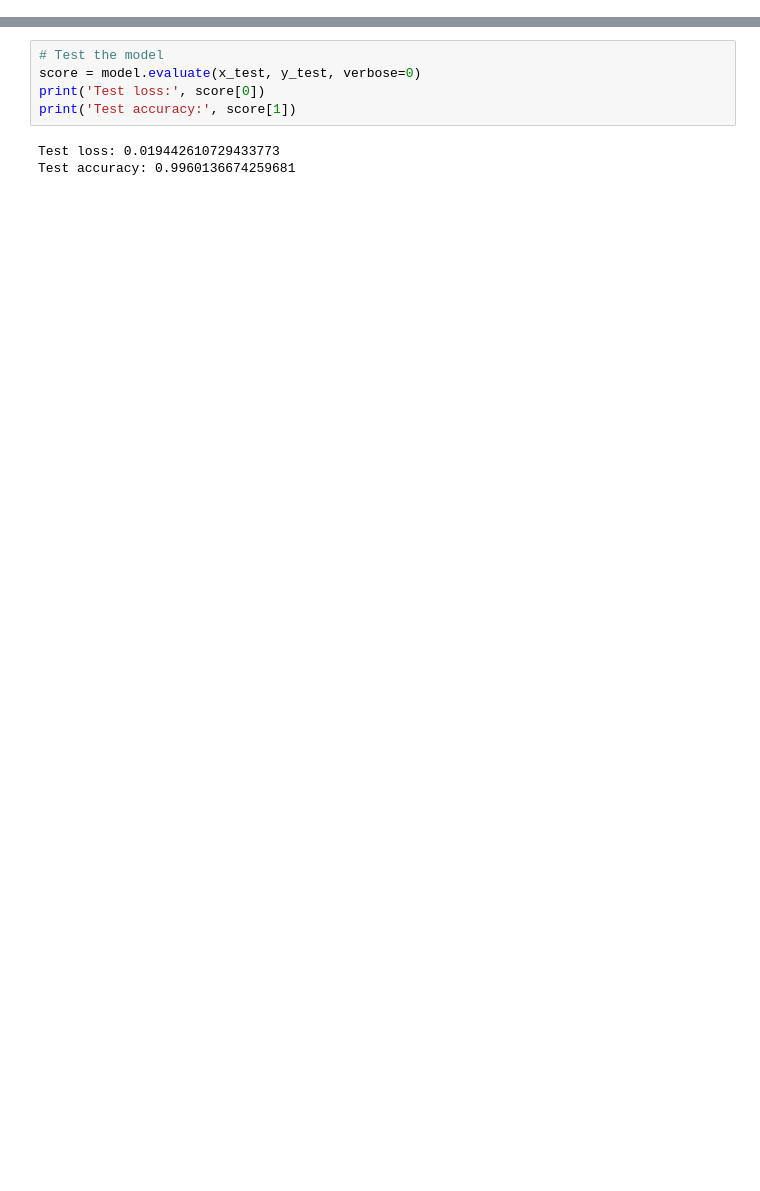
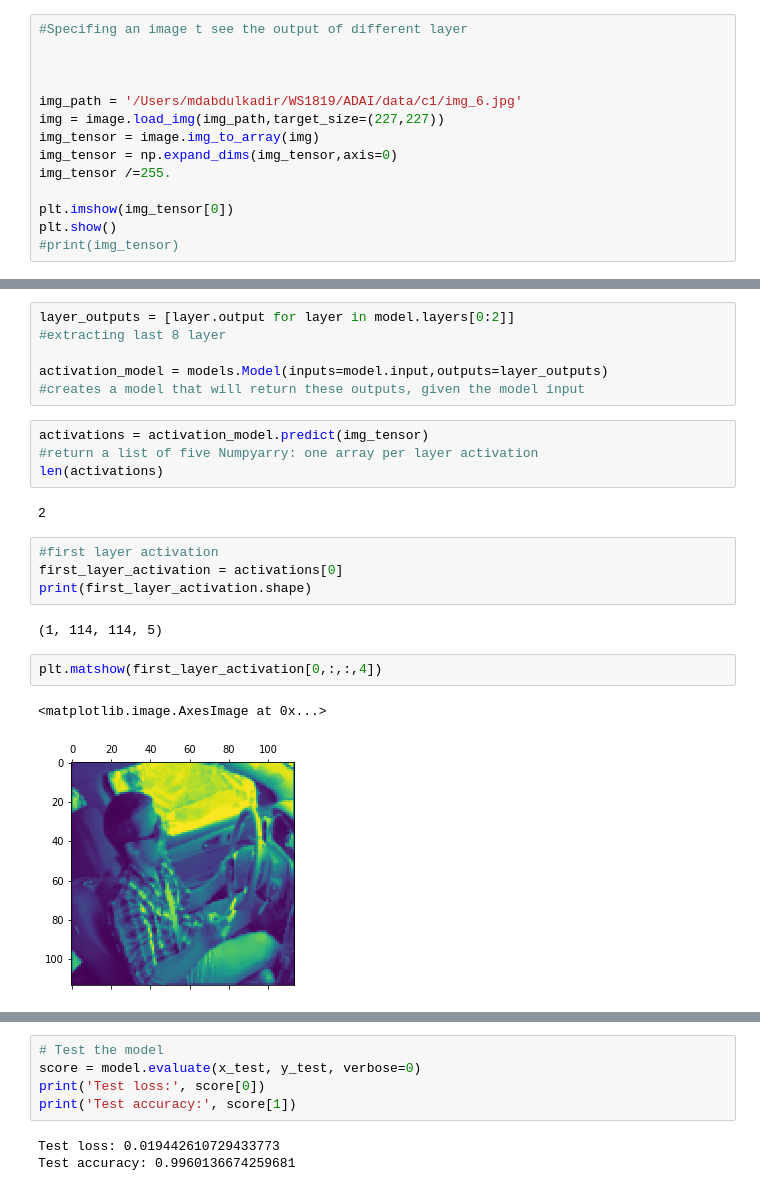
Before and after one commit to tifat58/Deep-Learning-Image-Classification, a Jupyter notebook: tarequeNet.ipynb, the cells around one changed output, grey strips where cells are left out. Saved outputs shown, nothing was run; the diff lists cells and outputs as text; blank space fills up the shorter version.

```diff
--- a/tarequeNet.ipynb
+++ b/tarequeNet.ipynb
@@ -141,0 +193,14 @@ Epoch 00003: val_acc did not improve from 0.99544
+# %%
+#Specifing an image t see the output of different layer
+
+
+
+img_path = '/Users/mdabdulkadir/WS1819/ADAI/data/c1/img_6.jpg'
+img = image.load_img(img_path,target_size=(227,227))
+img_tensor = image.img_to_array(img)
+img_tensor = np.expand_dims(img_tensor,axis=0)
+img_tensor /=255.
+
+plt.imshow(img_tensor[0])
+plt.show()
+#print(img_tensor)
@@ -141,0 +220,23 @@ Epoch 00003: val_acc did not improve from 0.99544
+# %%
+layer_outputs = [layer.output for layer in model.layers[0:2]]
+#extracting last 8 layer
+
+activation_model = models.Model(inputs=model.input,outputs=layer_outputs)
+#creates a model that will return these outputs, given the model input
+# %%
+activations = activation_model.predict(img_tensor)
+#return a list of five Numpyarry: one array per layer activation
+len(activations)
+# %% [output]
+2
+# %%
+#first layer activation
+first_layer_activation = activations[0]
+print(first_layer_activation.shape)
+# %% [output]
+(1, 114, 114, 5)
+# %%
+plt.matshow(first_layer_activation[0,:,:,4])
+# %% [output]
+<matplotlib.image.AxesImage at 0x...>
+[figure, added]
```
Also changed, not shown: parts of 17 cells of this notebook, 6 other files.
